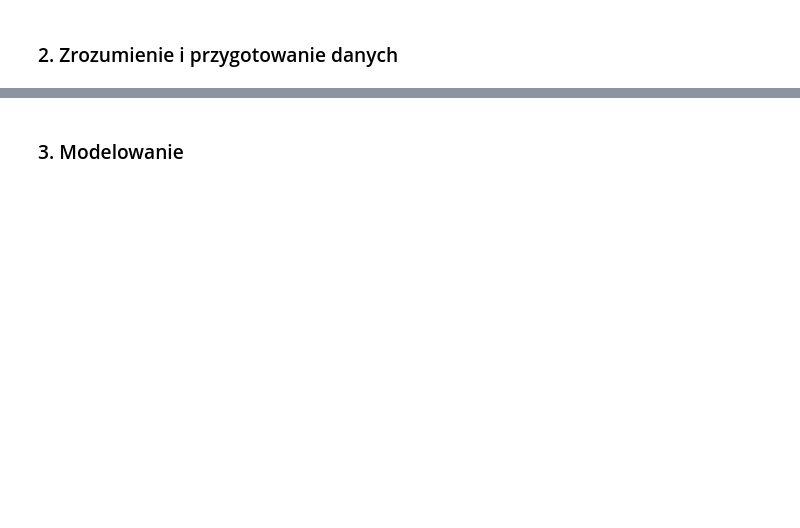
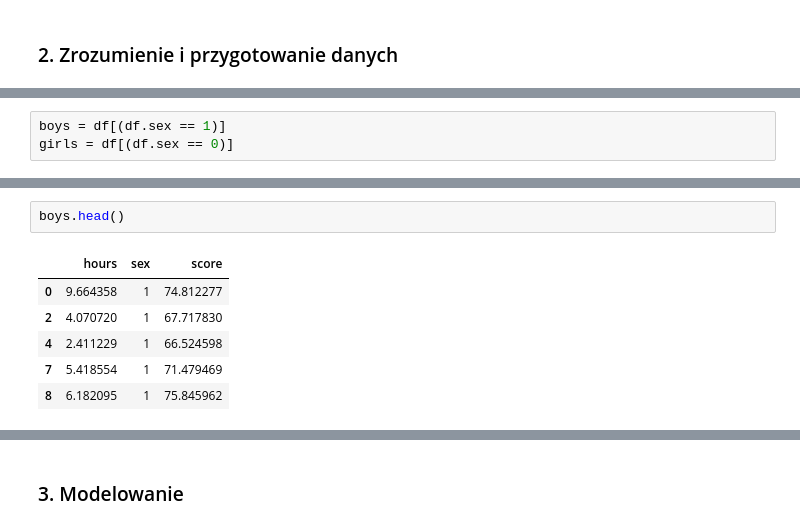
Before and after one commit to s-tyda/quantile-regression-project, a Jupyter notebook: projekt.ipynb, the cells around one changed output, grey strips where cells are left out. Cells and saved outputs as stored; diff of their text form; blank space fills up the shorter version.

```diff
--- a/projekt.ipynb
+++ b/projekt.ipynb
@@ -24,3 +25,6 @@ df = pd.DataFrame({'hours': hours, 'score': score})
+# %%
+boys = df[(df.sex == 1)]
+girls = df[(df.sex == 0)]
 # %%
 df.head()
 # %% [output]
@@ -32,0 +37,9 @@ df.head()
+# %%
+boys.head()
+# %% [output]
+|  | hours | sex | score |
+| 0 | 9.664358 | 1 | 74.812277 |
+| 2 | 4.070720 | 1 | 67.717830 |
+| 4 | 2.411229 | 1 | 66.524598 |
+| 7 | 5.418554 | 1 | 71.479469 |
+| 8 | 6.182095 | 1 | 75.845962 |
```
Also changed, not shown: parts of 15 cells of this notebook.
